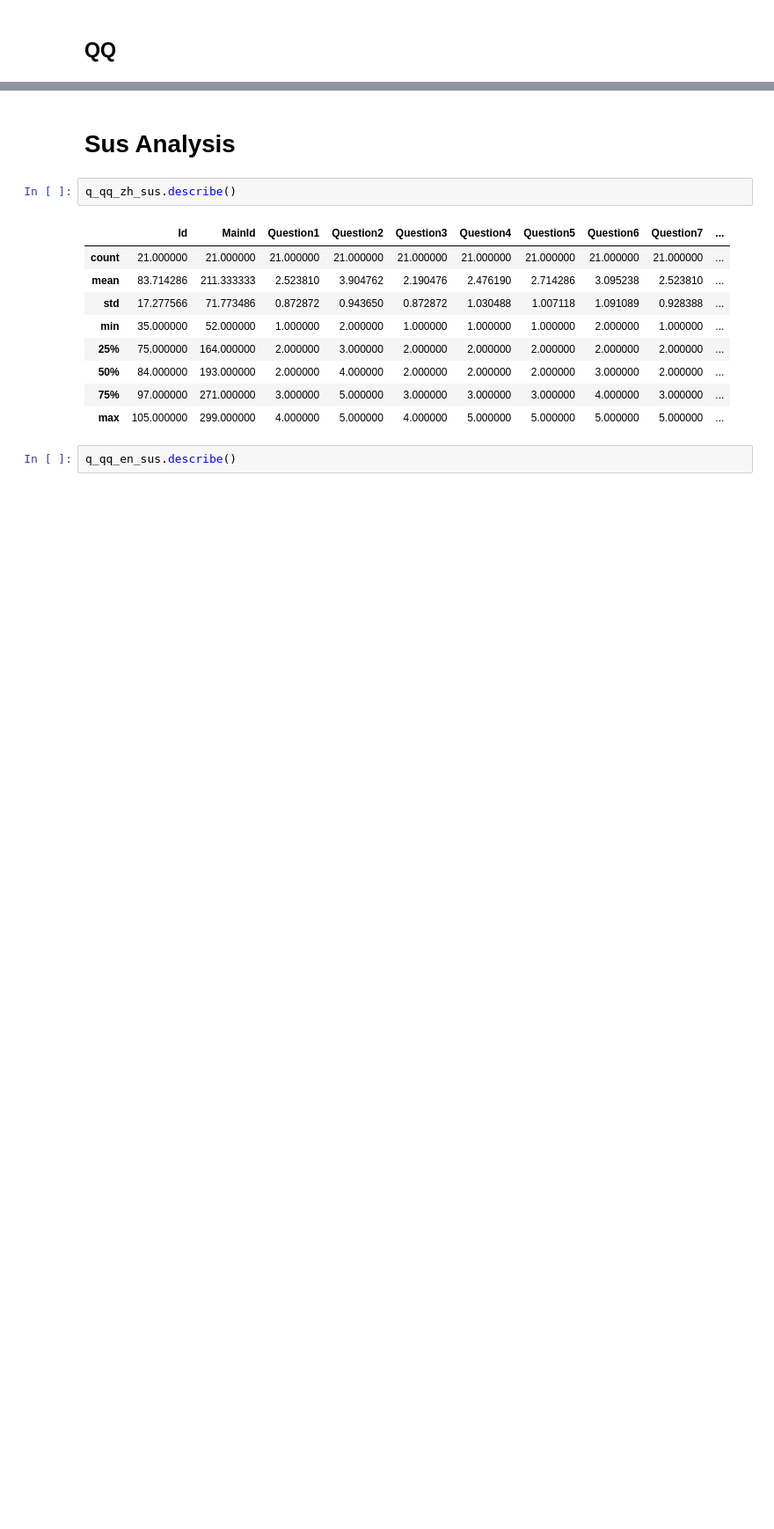
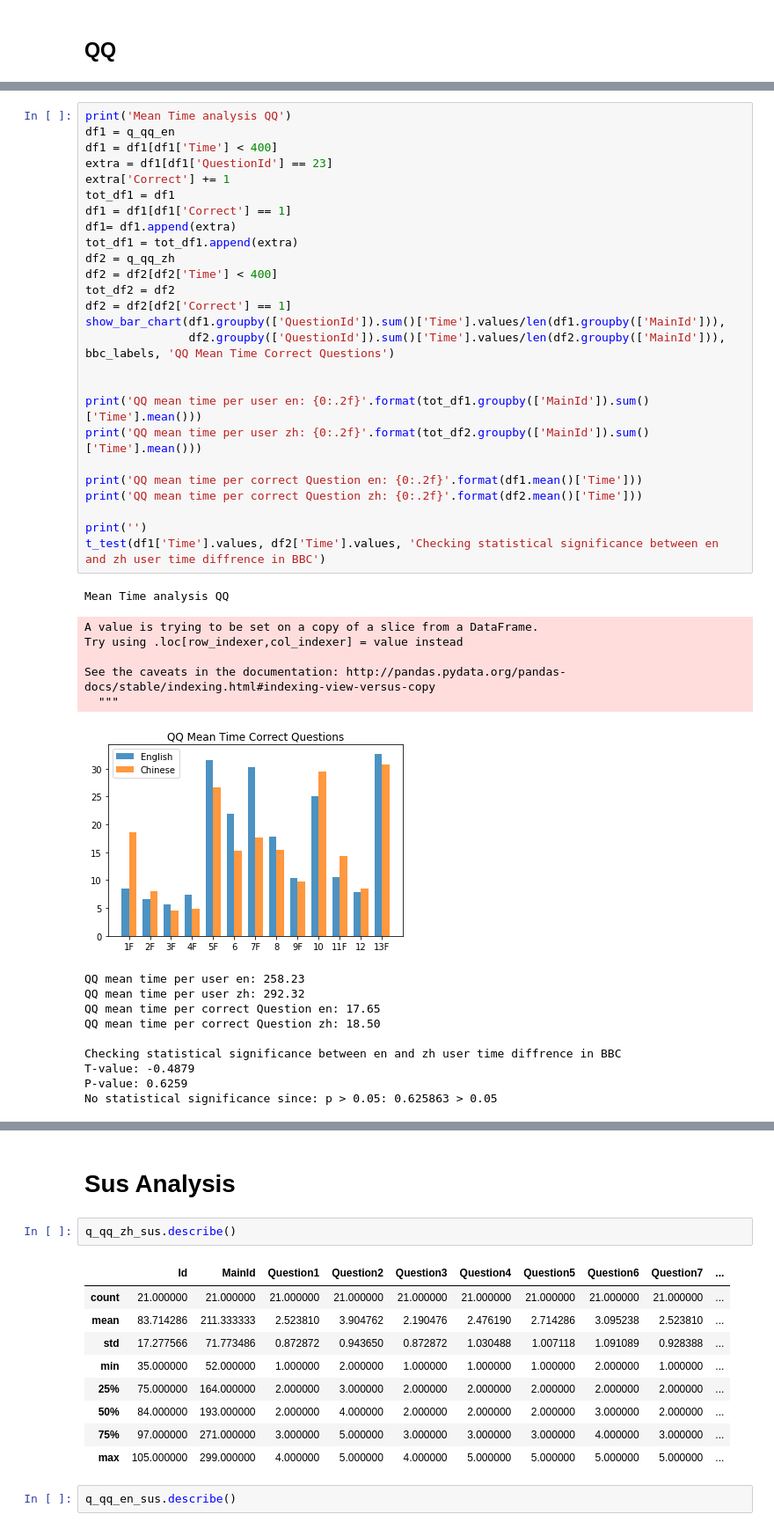
Before and after one commit to mliljenberg/ExJobb, a Jupyter notebook: Analysis.ipynb, the cells around one changed output, grey strips where cells are left out. Shown at 88% size. Cells and saved outputs as stored; diff of their text form; blank space fills up the shorter version.

```diff
--- a/Analysis.ipynb
+++ b/Analysis.ipynb
@@ -600,2 +486,45 @@ There is a statistical significant since p < 0.1: 0.0974 < 0.1
+# %%
+print('Mean Time analysis QQ')
+df1 = q_qq_en
+df1 = df1[df1['Time'] < 400]
+extra = df1[df1['QuestionId'] == 23]
+extra['Correct'] += 1
+tot_df1 = df1
+df1 = df1[df1['Correct'] == 1]
+df1= df1.append(extra)
+tot_df1 = tot_df1.append(extra)
+df2 = q_qq_zh
+df2 = df2[df2['Time'] < 400]
+tot_df2 = df2
+df2 = df2[df2['Correct'] == 1]
+show_bar_chart(df1.groupby(['QuestionId']).sum()['Time'].values/len(df1.groupby(['MainId'])),
+               df2.groupby(['QuestionId']).sum()['Time'].values/len(df2.groupby(['MainId'])), bbc_labels, 'QQ Mean Time Correct Questions')
+
+
+print('QQ mean time per user en: {0:.2f}'.format(tot_df1.groupby(['MainId']).sum()['Time'].mean()))
+print('QQ mean time per user zh: {0:.2f}'.format(tot_df2.groupby(['MainId']).sum()['Time'].mean()))
+
+print('QQ mean time per correct Question en: {0:.2f}'.format(df1.mean()['Time']))
+print('QQ mean time per correct Question zh: {0:.2f}'.format(df2.mean()['Time']))
+
+print('')
+t_test(df1['Time'].values, df2['Time'].values, 'Checking statistical significance between en and zh user time diffrence in BBC')
+# %% [output]
+Mean Time analysis QQ
+A value is trying to be set on a copy of a slice from a DataFrame.
+Try using .loc[row_indexer,col_indexer] = value instead
+
+See the caveats in the documentation: http://pandas.pydata.org/pandas-docs/stable/indexing.html#indexing-view-versus-copy
+  """
+[figure, added]
+QQ mean time per user en: 258.23
+QQ mean time per user zh: 292.32
+QQ mean time per correct Question en: 17.65
+QQ mean time per correct Question zh: 18.50
+
+Checking statistical significance between en and zh user time diffrence in BBC
+T-value: -0.4879
+P-value: 0.6259
+No statistical significance since: p > 0.05: 0.625863 > 0.05
 # %%
 print(' ')
```
Also changed, not shown: parts of 34 cells of this notebook, 32 other files.
